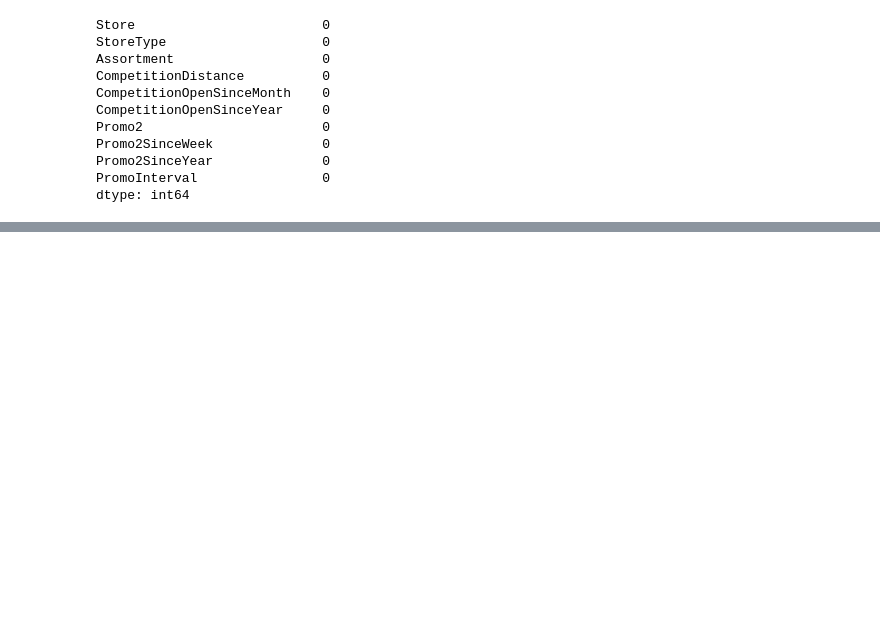
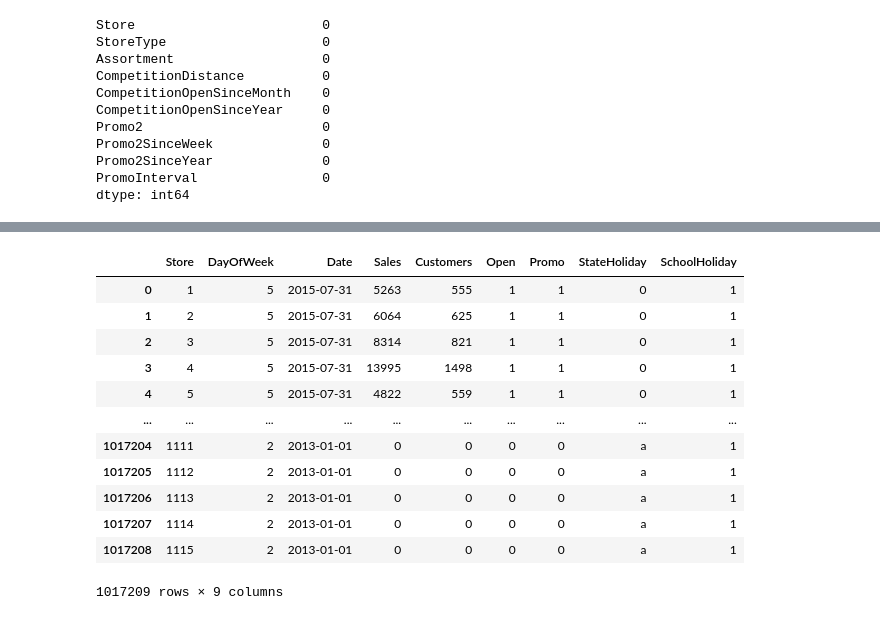
Before and after one commit to tesfayealex/Pharmaceutical-Sales-prediction, a Jupyter notebook: notebooks/EDA.ipynb, the cells around one changed output, grey strips where cells are left out. Drawn from its saved outputs; the diff is of its cells as text; code cells hidden in the pictures; blank space fills up the shorter version.

```diff
--- a/notebooks/EDA.ipynb
+++ b/notebooks/EDA.ipynb
@@ -141,0 +200,5 @@ memory usage: 87.2 KB
+# %%
+
+# train_df.loc[train_df["StateHoliday"] == 0, "StateHoliday"] = "0"
+train_df = cleaner.replace_value(train_df,"StateHoliday",0,"0")
+print('unique values for StateHoliday  ' + str(train_df['StateHoliday'].unique()))
@@ -141,0 +207,3 @@ memory usage: 87.2 KB
+# %%
+train_df = cleaner.fix_datatypes(train_df,['Date'])
+train_df.info()
@@ -141,0 +227,17 @@ memory usage: 87.2 KB
+# %%
+train_df = cleaner.drop_duplicates(train_df)
+train_df
+# %% [output]
+|  | Store | DayOfWeek | Date | Sales | Customers | Open | Promo | StateHoliday | SchoolHoliday |
+| 0 | 1 | 5 | 2015-07-31 | 5263 | 555 | 1 | 1 | 0 | 1 |
+| 1 | 2 | 5 | 2015-07-31 | 6064 | 625 | 1 | 1 | 0 | 1 |
+| 2 | 3 | 5 | 2015-07-31 | 8314 | 821 | 1 | 1 | 0 | 1 |
+| 3 | 4 | 5 | 2015-07-31 | 13995 | 1498 | 1 | 1 | 0 | 1 |
+| 4 | 5 | 5 | 2015-07-31 | 4822 | 559 | 1 | 1 | 0 | 1 |
+| ... | ... | ... | ... | ... | ... | ... | ... | ... | ... |
+| 1017204 | 1111 | 2 | 2013-01-01 | 0 | 0 | 0 | 0 | a | 1 |
+| 1017205 | 1112 | 2 | 2013-01-01 | 0 | 0 | 0 | 0 | a | 1 |
+| 1017206 | 1113 | 2 | 2013-01-01 | 0 | 0 | 0 | 0 | a | 1 |
+| 1017207 | 1114 | 2 | 2013-01-01 | 0 | 0 | 0 | 0 | a | 1 |
+| 1017208 | 1115 | 2 | 2013-01-01 | 0 | 0 | 0 | 0 | a | 1 |
+1017209 rows × 9 columns
```
Also changed, not shown: parts of 11 cells of this notebook, 1 other file.
